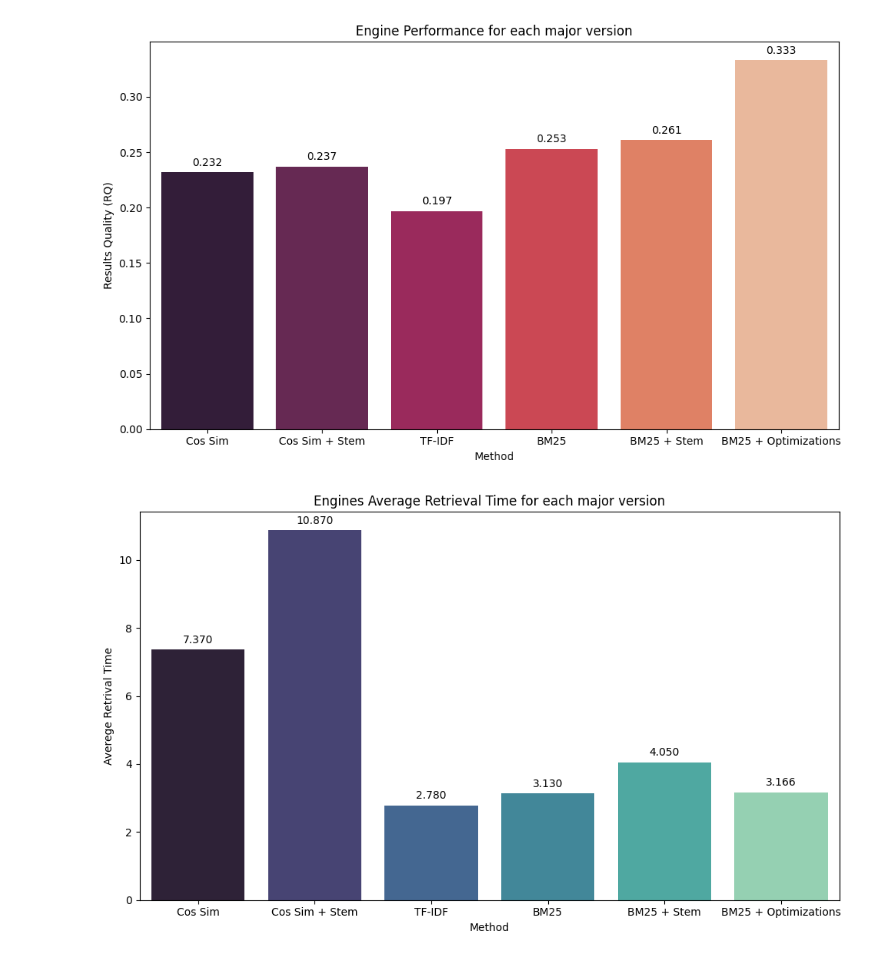
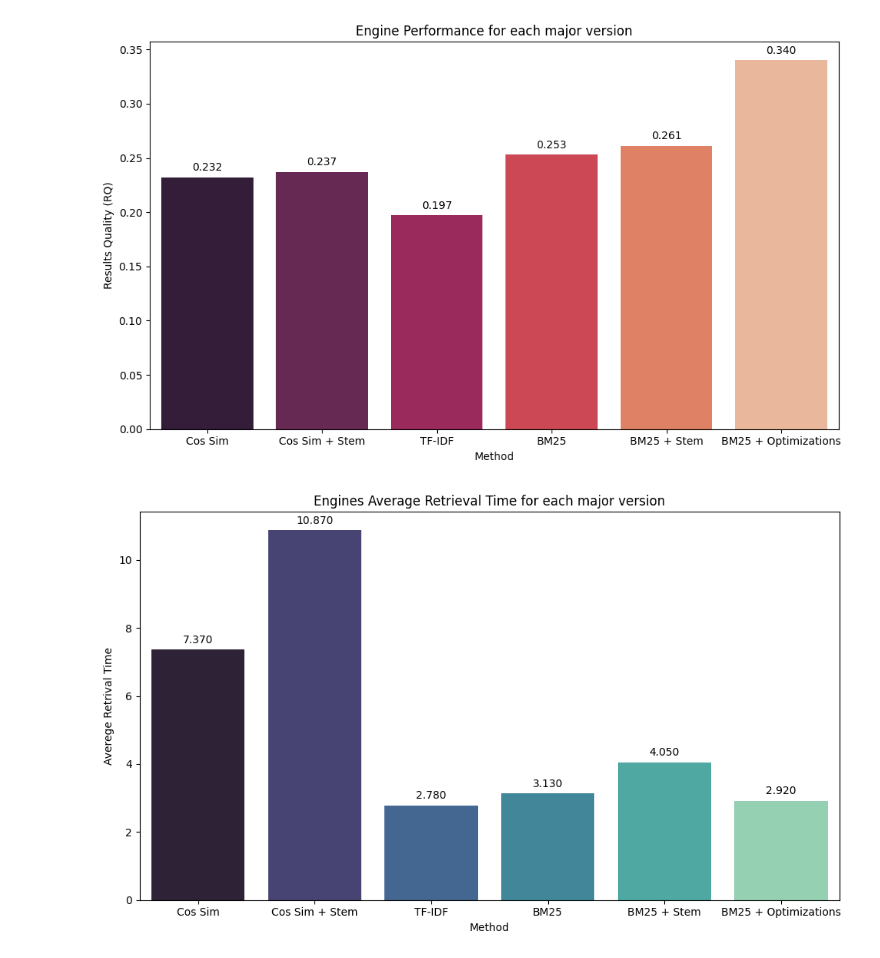
Before and after one commit to lioraft/IR_SearchEngine, a Jupyter notebook: docs/GraphsIR.ipynb, the cells around one changed output. Cells and saved outputs as stored; diff of their text form; code cells hidden in the pictures.

```diff
--- a/docs/GraphsIR.ipynb
+++ b/docs/GraphsIR.ipynb
@@ -5,37 +5,37 @@ import pandas as pd
 # %%
 # Data provided by the user
 data = {
     "Method": ["Cos Sim", "Cos Sim + Stem", "TF-IDF", "BM25", "BM25 + Stem", "BM25 + Optimizations"],
-    "RQ": [0.232, 0.237, 0.197, 0.253, 0.261,0.333]
+    "RQ": [0.232, 0.237, 0.197, 0.253, 0.261,0.34]
 }
 
 df = pd.DataFrame(data)
 
 # Plotting with seaborn
 plt.figure(figsize=(10, 6))
 ax = sns.barplot(x="Method", y="RQ", data=df, palette="rocket", hue="Method",legend=False)
 plt.xlabel('Method')
 plt.ylabel('Results Quality (RQ)')
 plt.xticks(rotation=0, ha="center")
 plt.title('Engine Performance for each major version')
 
 # Adding the value on top of each bar
 for p in ax.patches:
     ax.annotate(format(p.get_height(), '.3f'),
                 (p.get_x() + p.get_width() / 2., p.get_height()),
                 ha = 'center', va = 'center',
                 xytext = (0, 9),
                 textcoords = 'offset points')
 
 plt.tight_layout()  # Adjust layout to make room for the rotated x-axis labels
 plt.show()
 # %% [output]
-[figure, old version]
+[figure, new version]
 # %%
 # Data provided by the user
 data = {
     "Method": ["Cos Sim", "Cos Sim + Stem", "TF-IDF", "BM25", "BM25 + Stem","BM25 + Optimizations"],
-    "time": [7.37, 10.87, 2.78, 3.13, 4.05, 3.166]
+    "time": [7.37, 10.87, 2.78, 3.13, 4.05, 2.92]
 }
 
 df = pd.DataFrame(data)
@@ -59,4 +59,4 @@ for p in ax.patches:
 plt.tight_layout()  # Adjust layout to make room for the rotated x-axis labels
 plt.show()
 # %% [output]
-[figure, old version]
+[figure, new version]
```
Also changed, not shown: 10 other files.
